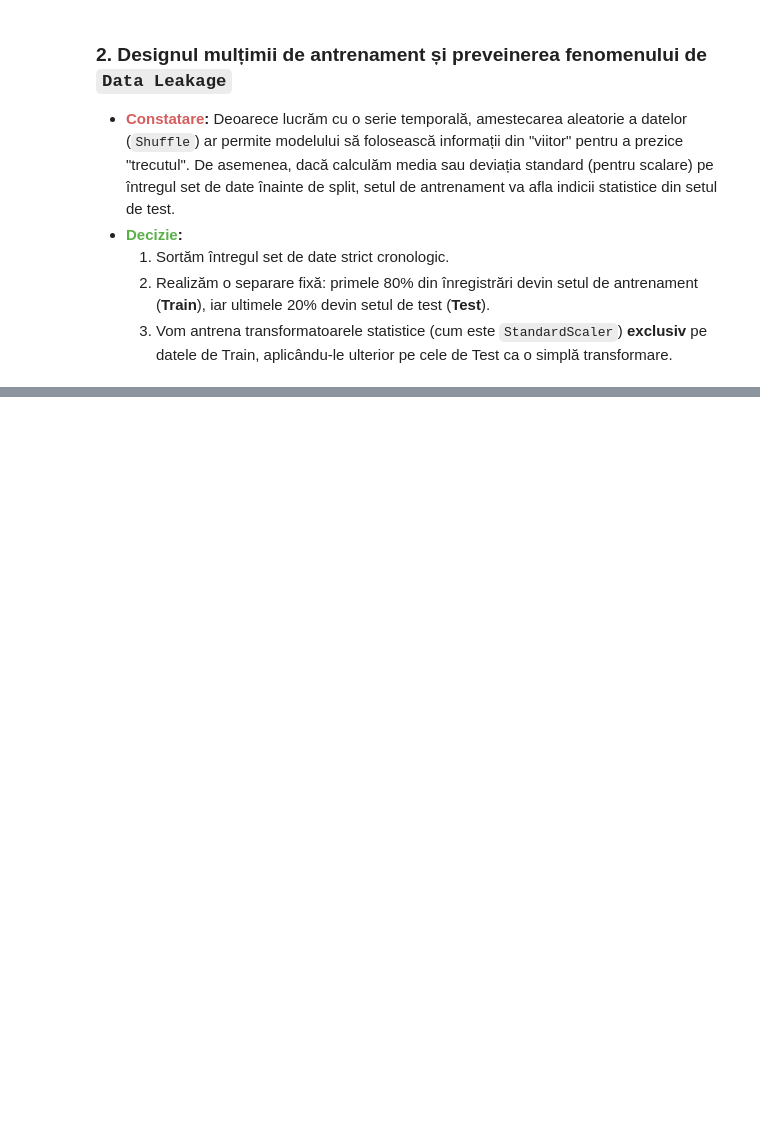
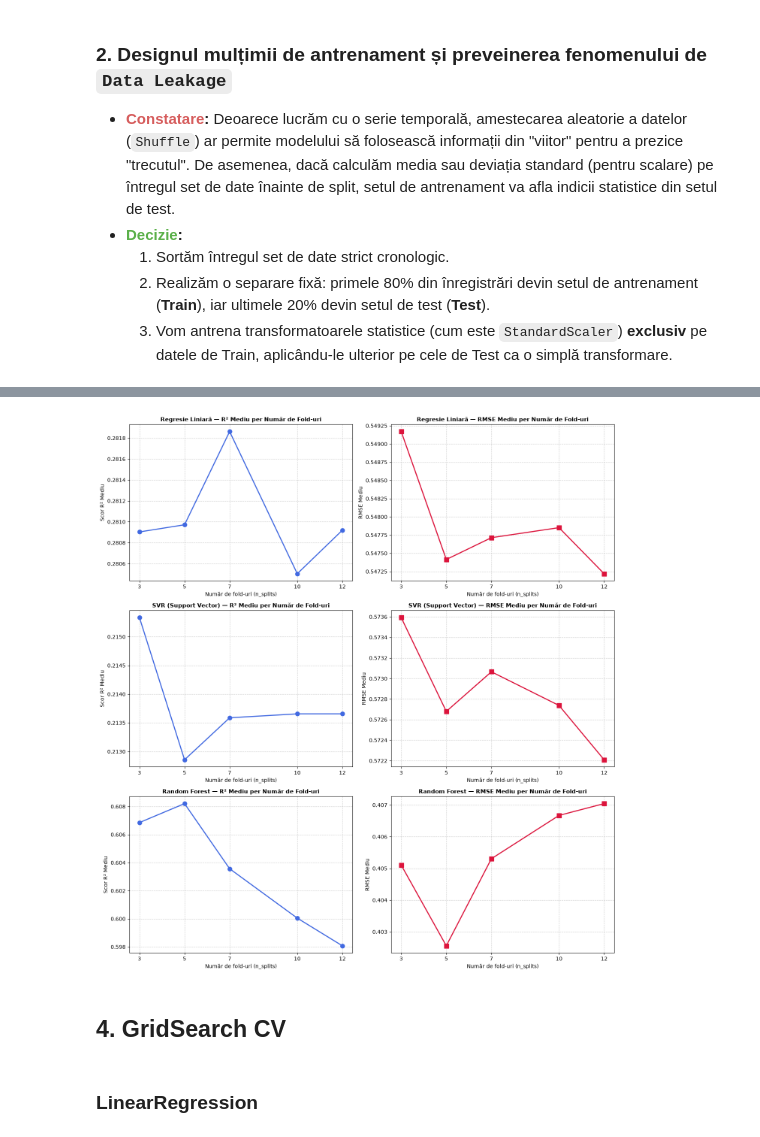
Before and after one commit to jefftobi2004/MachineLearning_Study, a Jupyter notebook: notebooks/PartA.ipynb, the cells around one changed output, grey strips where cells are left out. Drawn from its saved outputs; the diff is of its cells as text; code cells hidden in the pictures; blank space fills up the shorter version.

```diff
--- a/notebooks/PartA.ipynb
+++ b/notebooks/PartA.ipynb
@@ -192,0 +322,51 @@ Atribute pass-through:               ['Hour', 'DayOfWeek']
+# %%
+import matplotlib.pyplot as plt
+from sklearn.model_selection import TimeSeriesSplit, cross_val_score
+
+models = {
+    'Regresie Liniară': pipeline_lr_scalat,
+    'SVR (Support Vector)': pipeline_svm_scalat,
+    'Random Forest': pipeline_rf_scalat
+}
+
+fold_variants = [3, 5, 7, 10, 12]
+
+fig, axes = plt.subplots(3, 2, figsize=(14, 15))
+
+for i, (name, model) in enumerate(models.items()):
+    medii_r2 = []
+    medii_rmse = []
+
+    for n in fold_variants:
+        tscv = TimeSeriesSplit(n_splits=n)
+
+        r2_scores = cross_val_score(model, X_train, y_train, cv=tscv, scoring='r2', n_jobs=-1)
+        rmse_scores = -cross_val_score(model, X_train, y_train, cv=tscv, scoring='neg_root_mean_squared_error', n_jobs=-1)
+
+        medii_r2.append(r2_scores.mean())
+        medii_rmse.append(rmse_scores.mean())
+
+    # Graficul pentru R² Mediu
+    ax_r2 = axes[i, 0]
+    ax_r2.plot(fold_variants, medii_r2, marker='o', linestyle='-', color='royalblue', linewidth=2, markersize=8)
+    ax_r2.set_title(f"{name} — R² Mediu per Număr de Fold-uri", fontsize=11, fontweight='bold')
+    ax_r2.set_xlabel("Număr de fold-uri (n_splits)", fontsize=10)
+    ax_r2.set_ylabel("Scor R² Mediu", fontsize=10)
+    ax_r2.set_xticks(fold_variants)
+    ax_r2.grid(True, linestyle='--', alpha=0.6)
+
+    # Graficul pentru RMSE Mediu
+    ax_rmse = axes[i, 1]
+    ax_rmse.plot(fold_variants, medii_rmse, marker='s', linestyle='-', color='crimson', linewidth=2, markersize=8)
+    ax_rmse.set_title(f"{name} — RMSE Mediu per Număr de Fold-uri", fontsize=11, fontweight='bold')
+    ax_rmse.set_xlabel("Număr de fold-uri (n_splits)", fontsize=10)
+    ax_rmse.set_ylabel("RMSE Mediu", fontsize=10)
+    ax_rmse.set_xticks(fold_variants)
+    ax_rmse.grid(True, linestyle='--', alpha=0.6)
+
+plt.tight_layout()
+plt.show()
+# %% [output]
+[figure, added]
+# %% [markdown]
+## 4. GridSearch CV
@@ -192,0 +393,2 @@ Atribute pass-through:               ['Hour', 'DayOfWeek']
+# %% [markdown]
+### LinearRegression
```
Also changed, not shown: parts of 20 cells of this notebook, 1 other file.
